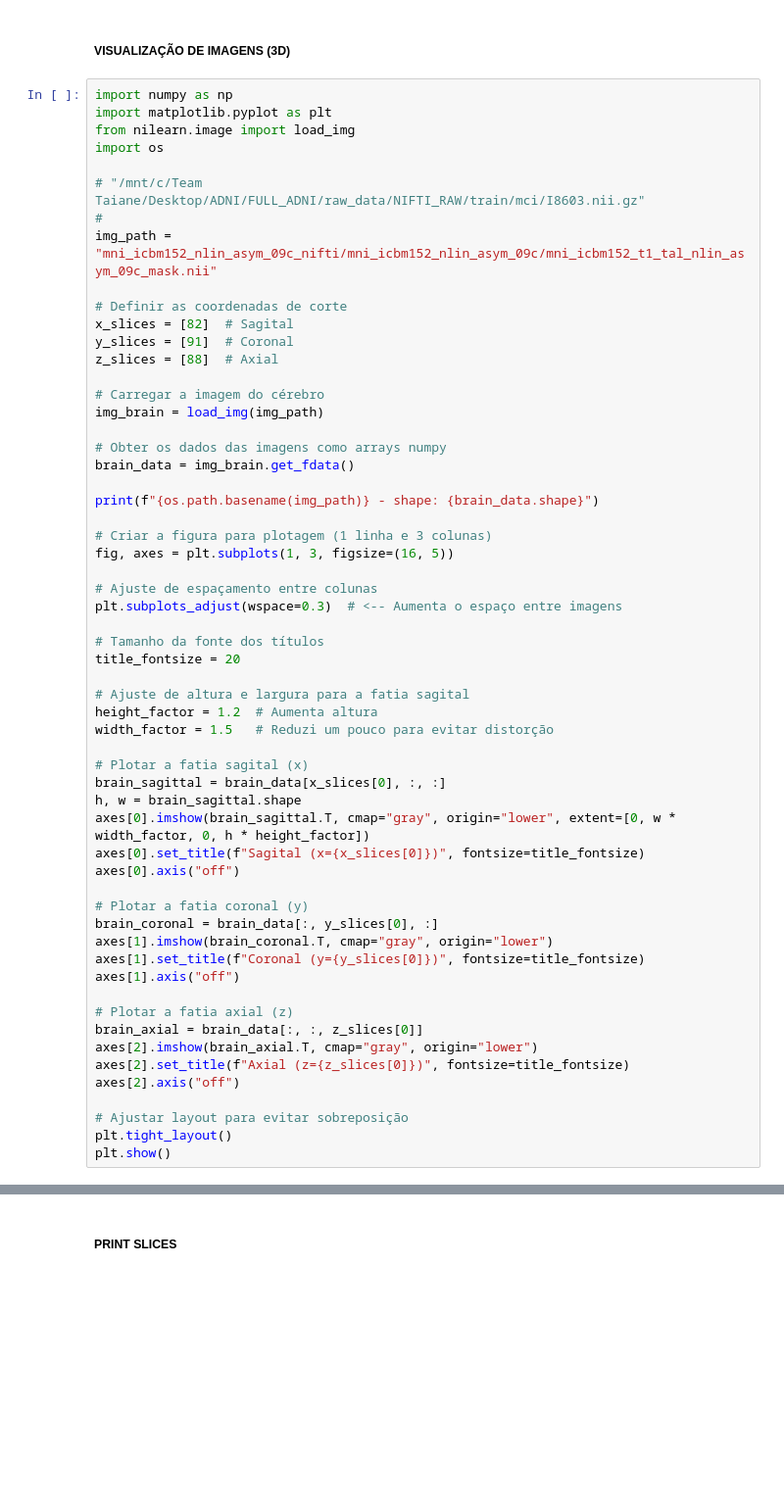
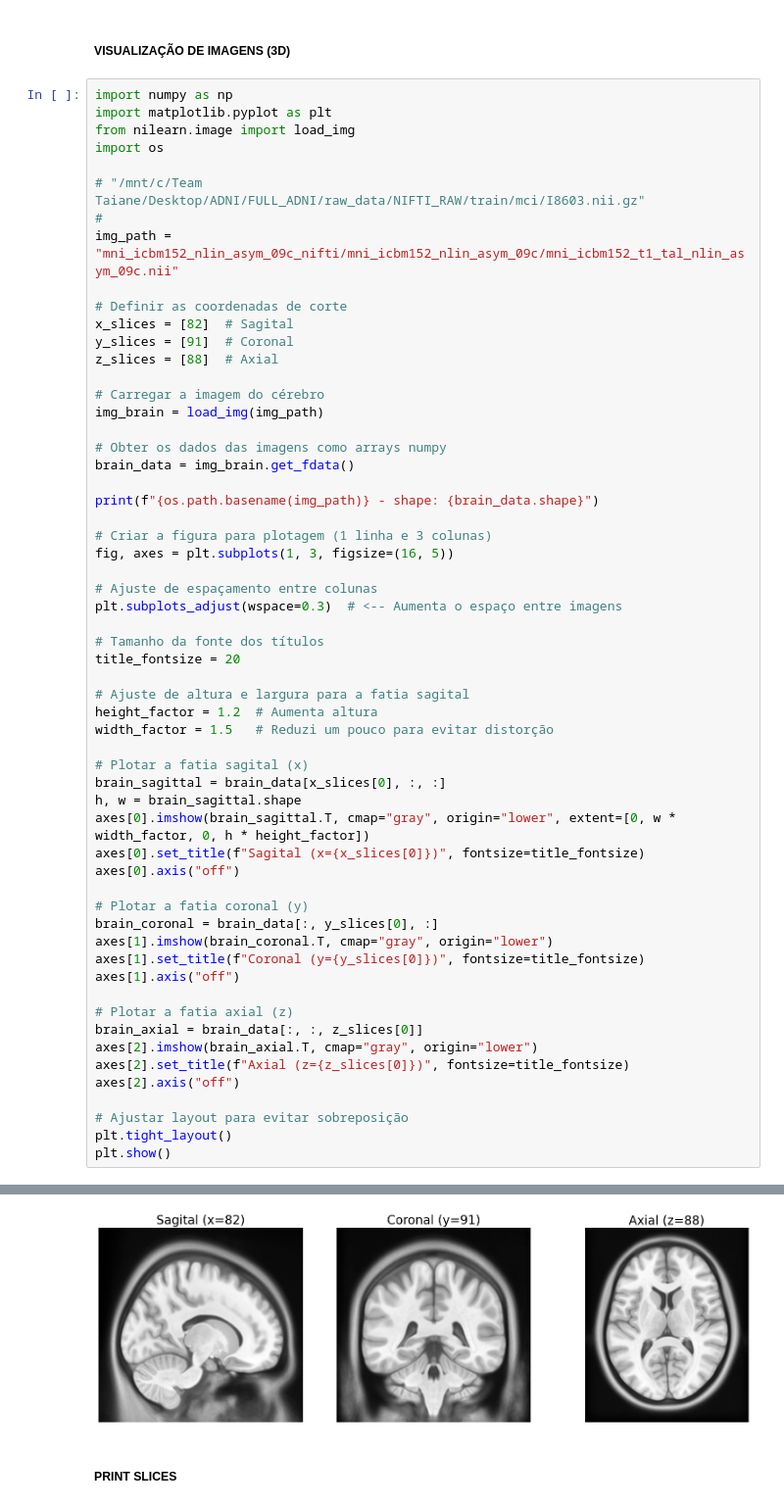
Before and after one commit to brunopmont/Alzheimer-CNN-Detection, a Jupyter notebook: pre_processing/utilities.ipynb, the cells around one changed output, grey strips where cells are left out. Shown: that part at 98% size. Drawn from its saved outputs; the diff is of its cells as text; blank space fills up the shorter version.

```diff
--- a/pre_processing/utilities.ipynb
+++ b/pre_processing/utilities.ipynb
@@ -40,7 +40,7 @@ import os
 
 # "/mnt/c/Team Taiane/Desktop/ADNI/FULL_ADNI/raw_data/NIFTI_RAW/train/mci/I8603.nii.gz"
 #
-img_path = "mni_icbm152_nlin_asym_09c_nifti/mni_icbm152_nlin_asym_09c/mni_icbm152_t1_tal_nlin_asym_09c_mask.nii"
+img_path = "mni_icbm152_nlin_asym_09c_nifti/mni_icbm152_nlin_asym_09c/mni_icbm152_t1_tal_nlin_asym_09c.nii"
 
 # Definir as coordenadas de corte
 x_slices = [82]  # Sagital
@@ -90,3 +90,4 @@ axes[2].axis("off")
 # Ajustar layout para evitar sobreposição
 plt.tight_layout()
 plt.show()
+# %% [output]
@@ -93,3 +95,4 @@ plt.show()
+[figure, added]
 # %% [markdown]
 ##### PRINT SLICES
 # %%
```
Also changed, not shown: parts of 2 cells of this notebook, 2 other files.
